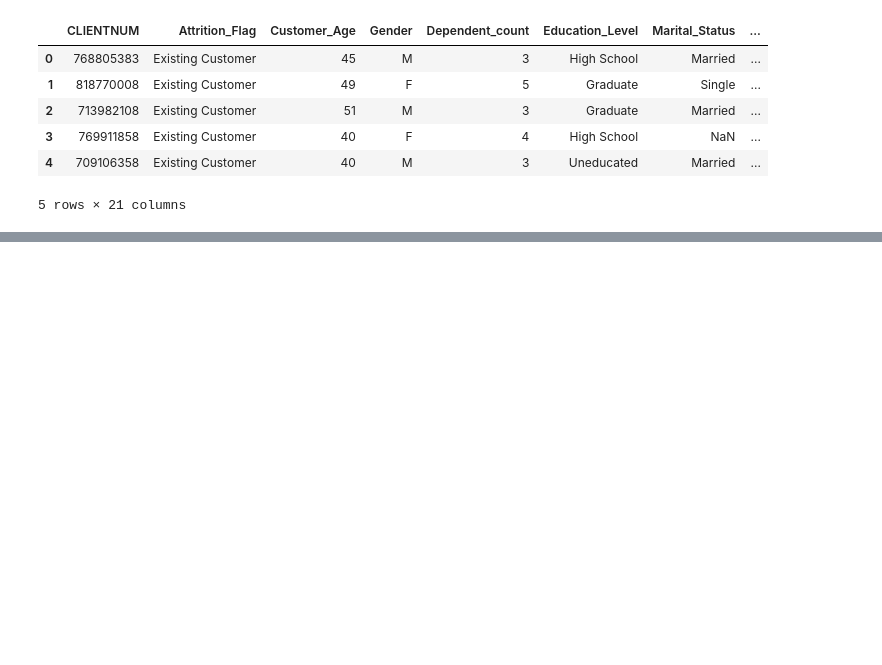
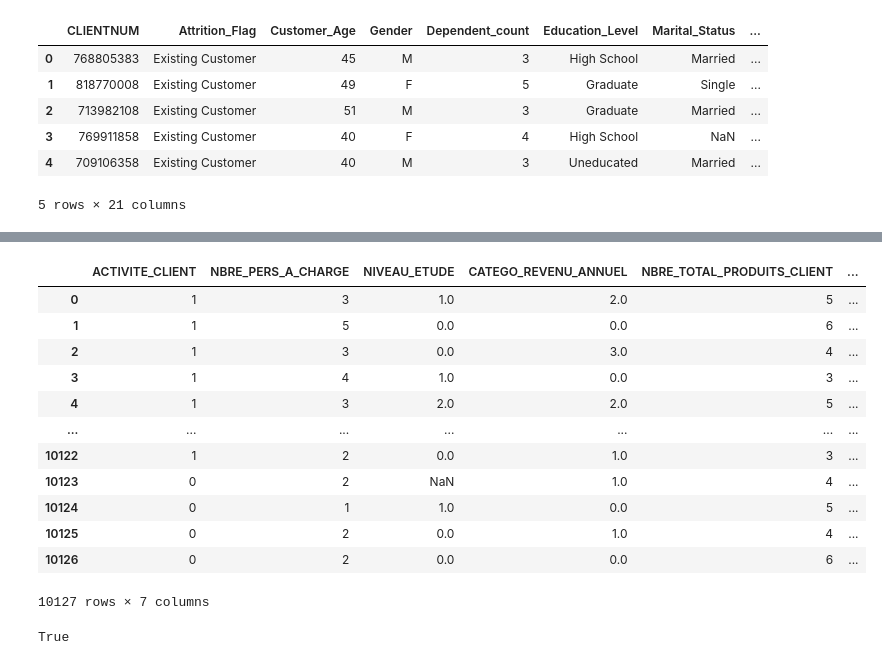
Before and after one commit to DOMINIQUE123-hub/projet_desabonnement, a Jupyter notebook: DESABONNEMENT DE CLIENTS-checkpoint.ipynb, the cells around one changed output, grey strips where cells are left out. Cells and saved outputs as stored; diff of their text form; code cells hidden in the pictures; blank space fills up the shorter version.

```diff
--- a/DESABONNEMENT DE CLIENTS-checkpoint.ipynb
+++ b/DESABONNEMENT DE CLIENTS-checkpoint.ipynb
@@ -192,0 +90,31 @@ df.head()
+# %%
+le = LabelEncoder()
+data['ACTIVITE_CLIENT'] = le.fit_transform(data['ACTIVITE_CLIENT'])
+# %%
+ data.drop(['ID_CLIENT'], axis = 1, inplace = True)
+# %%
+data_quanti = data[['AGE', 'PERIOD_RELATIO_BANQUE', 'LIMITE_CREDIT', 'SOLDE_RENOUVELABLE', 'LIGNE_CREDIT_ACHAT', 'CHANGEMENT_MONTANT', 'TOTAL_TRANSAC', 'NBRE_TOTAL_TRANSAC', 'CHANG_NBRE_TRANSAC', 'TAUX_UTILI_MOYEN']]
+stand = StandardScaler()
+data_num_stand = pd.DataFrame(stand.fit_transform(data_quanti), columns = data_quanti.columns)
+# %%
+data.drop(data_num_stand, axis = 1, inplace  = True)
+# %%
+data
+# %% [output]
+|  | ACTIVITE_CLIENT | NBRE_PERS_A_CHARGE | NIVEAU_ETUDE | CATEGO_REVENU_ANNUEL | NBRE_TOTAL_PRODUITS_CLIENT | ... |
+| 0 | 1 | 3 | 1.0 | 2.0 | 5 | ... |
+| 1 | 1 | 5 | 0.0 | 0.0 | 6 | ... |
+| 2 | 1 | 3 | 0.0 | 3.0 | 4 | ... |
+| 3 | 1 | 4 | 1.0 | 0.0 | 3 | ... |
+| 4 | 1 | 3 | 2.0 | 2.0 | 5 | ... |
+| ... | ... | ... | ... | ... | ... | ... |
+| 10122 | 1 | 2 | 0.0 | 1.0 | 3 | ... |
+| 10123 | 0 | 2 | NaN | 1.0 | 4 | ... |
+| 10124 | 0 | 1 | 1.0 | 0.0 | 5 | ... |
+| 10125 | 0 | 2 | 0.0 | 1.0 | 4 | ... |
+| 10126 | 0 | 2 | 0.0 | 0.0 | 6 | ... |
+10127 rows × 7 columns
+# %%
+data.isna().sum().any()
+# %% [output]
+True
```
Also changed, not shown: parts of 43 cells of this notebook.
